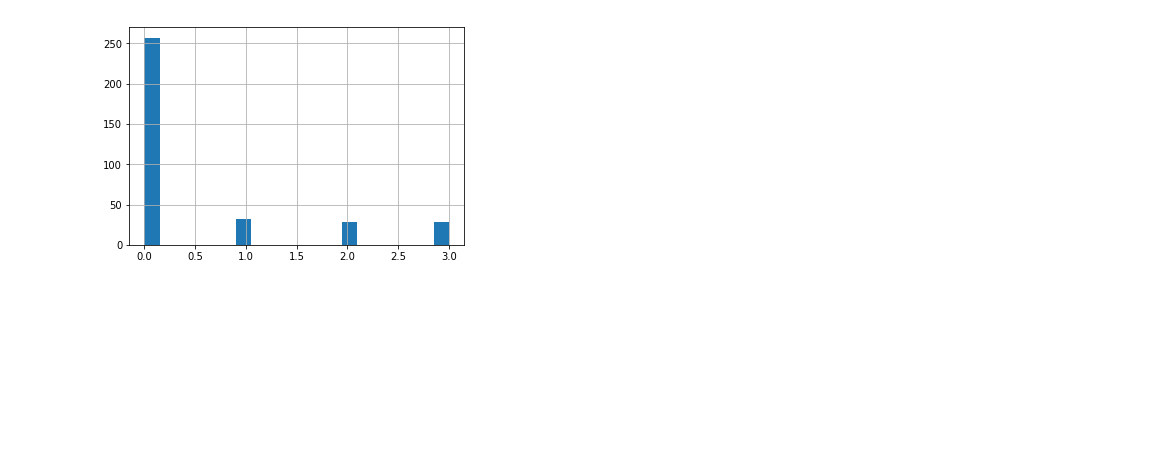
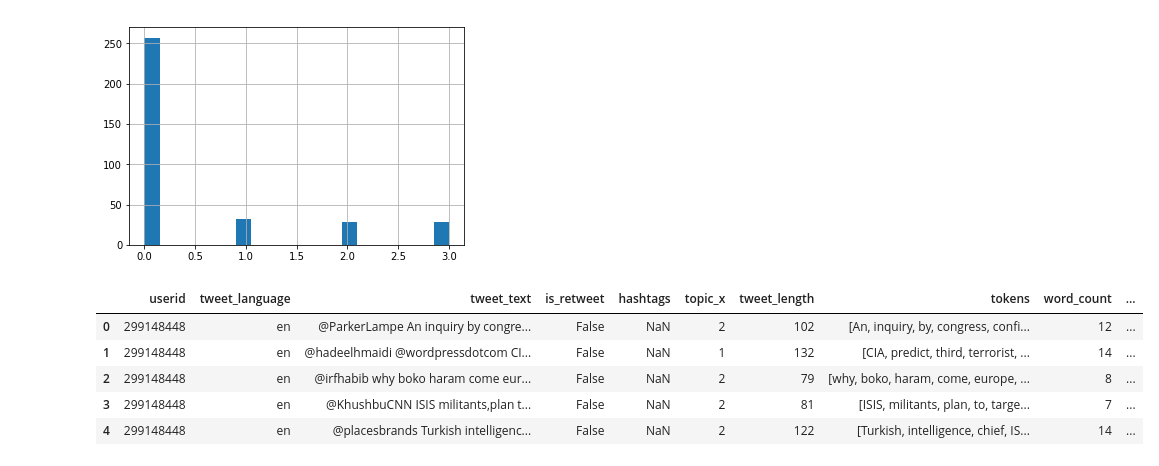
Before and after one commit to jabraunlin/tweets-russia-iran, a Jupyter notebook: clustering-john.ipynb, the cells around one changed output. Drawn from its saved outputs; the diff is of its cells as text; code cells hidden in the pictures; blank space fills up the shorter version.

```diff
--- a/clustering-john.ipynb
+++ b/clustering-john.ipynb
@@ -216,3 +216,3 @@ array(['@ParkerLampe An inquiry by congress confirms that ISIS is indeed a CIA c
       dtype=object)
 # %%
-grouped_df = df.groupby('userid',as_index=False).agg(' '.join)[['tweet_text','userid']]
+grouped_df = df.groupby('userid').agg(' '.join).reset_index()
@@ -294,3 +285,14 @@ grouped_df.topic.hist(bins=20)
 # %% [output]
 <matplotlib.axes._subplots.AxesSubplot at 0x...>
 [figure]
+# %%
+df = pd.merge(df, grouped_df[['topic','userid']],how='left',on='userid')
+# %%
+df.head()
+# %% [output]
+|  | userid | tweet_language | tweet_text | is_retweet | hashtags | topic_x | tweet_length | tokens | word_count | ... |
+| 0 | 299148448 | en | @ParkerLampe An inquiry by congre... | False | NaN | 2 | 102 | [An, inquiry, by, congress, confi... | 12 | ... |
+| 1 | 299148448 | en | @hadeelhmaidi @wordpressdotcom CI... | False | NaN | 1 | 132 | [CIA, predict, third, terrorist, ... | 14 | ... |
+| 2 | 299148448 | en | @irfhabib why boko haram come eur... | False | NaN | 2 | 79 | [why, boko, haram, come, europe, ... | 8 | ... |
+| 3 | 299148448 | en | @KhushbuCNN ISIS militants,plan t... | False | NaN | 2 | 81 | [ISIS, militants, plan, to, targe... | 7 | ... |
+| 4 | 299148448 | en | @placesbrands Turkish intelligenc... | False | NaN | 2 | 122 | [Turkish, intelligence, chief, IS... | 14 | ... |
```
Also changed, not shown: parts of 8 cells of this notebook.
